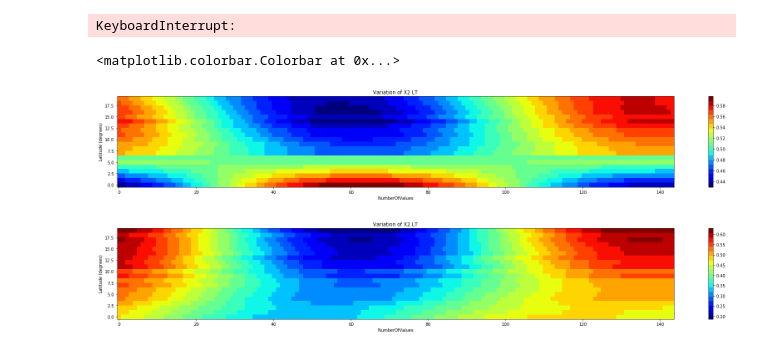
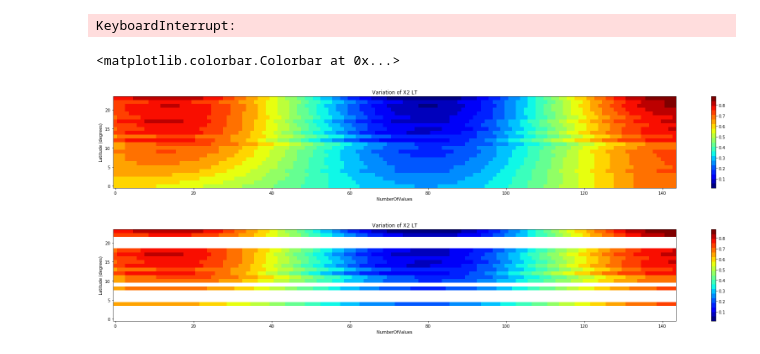
Before and after one commit to Pierre-LaurentC/IonosphericSignalRecontruction, a Jupyter notebook: Training_dataset_generator.ipynb, the cells around one changed output. Saved outputs shown, nothing was run; the diff lists cells and outputs as text; code cells hidden in the pictures.

Commit message:
Generating 3000 matrices dataset

```diff
--- a/Training_dataset_generator.ipynb
+++ b/Training_dataset_generator.ipynb
@@ -445,22 +445,22 @@ def PolynomialRegression(degree=2, **kwargs):
     return make_pipeline(PolynomialFeatures(degree), LinearRegression(**kwargs))
 # %%
 fig= plt.figure(figsize=(30,4))
-imageIndex=5
-matrixToPlot = np.load("../TrainingDataset/x_train/indicatorVariationArrayLocalTime{}.npy".format(imageIndex))
+imageIndex=0
+matrixToPlot = np.load("../TrainingDataset/x_train_test/Y2_36_60_{}.npy".format(imageIndex))
 plt.imshow(matrixToPlot, origin='lower', cmap=plt.get_cmap('jet', 20) , aspect='auto')
 plt.title("Variation of X2 LT")
 plt.xlabel("NumberOfValues")
 plt.ylabel("Latitude (degrees)")
 plt.colorbar()
 
 fig= plt.figure(figsize=(30,4))
-matrixToPlot = np.load("../TrainingDataset/x_train/indicatorVariationArrayLocalTime{}.npy".format(imageIndex+1))
+matrixToPlot = np.load("../TrainingDataset/x_train_test/Y2_36_60_Base_{}.npy".format(imageIndex))
 plt.imshow(matrixToPlot, origin='lower', cmap=plt.get_cmap('jet', 20) , aspect='auto')
 plt.title("Variation of X2 LT")
 plt.xlabel("NumberOfValues")
 plt.ylabel("Latitude (degrees)")
 plt.colorbar()
 # %% [output]
 <matplotlib.colorbar.Colorbar at 0x...>
-[figure, old version]
+[figure, new version]
-[figure, old version]
+[figure, new version]
```
Also changed, not shown: parts of 1 cell of this notebook.
